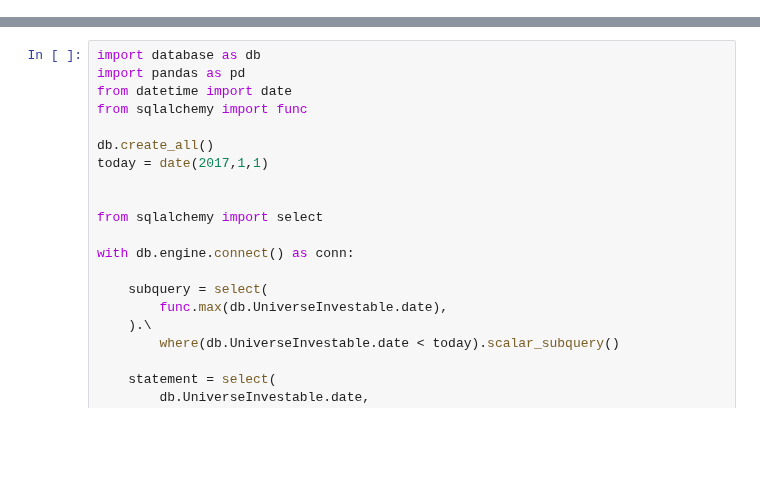
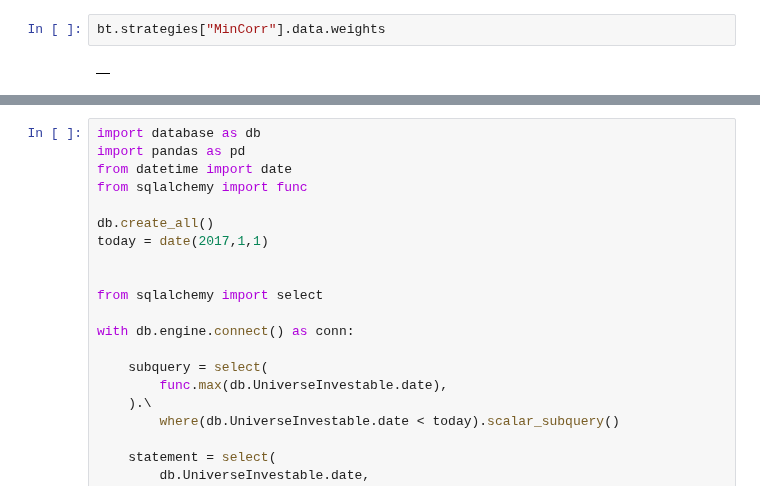
Before and after one commit to HTF1125/RobertLab, a Jupyter notebook: src/test.ipynb, the cells around one changed output, grey strips where cells are left out. Saved outputs shown, nothing was run; the diff lists cells and outputs as text; blank space fills up the shorter version.

```diff
--- a/src/test.ipynb
+++ b/src/test.ipynb
@@ -90,0 +33,4 @@ p.loc["2023-05-22", "Open"]
+# %%
+bt.strategies["MinCorr"].data.weights
+# %% [output]
+|  |
```
Also changed, not shown: parts of 7 cells of this notebook, 2 other files.
